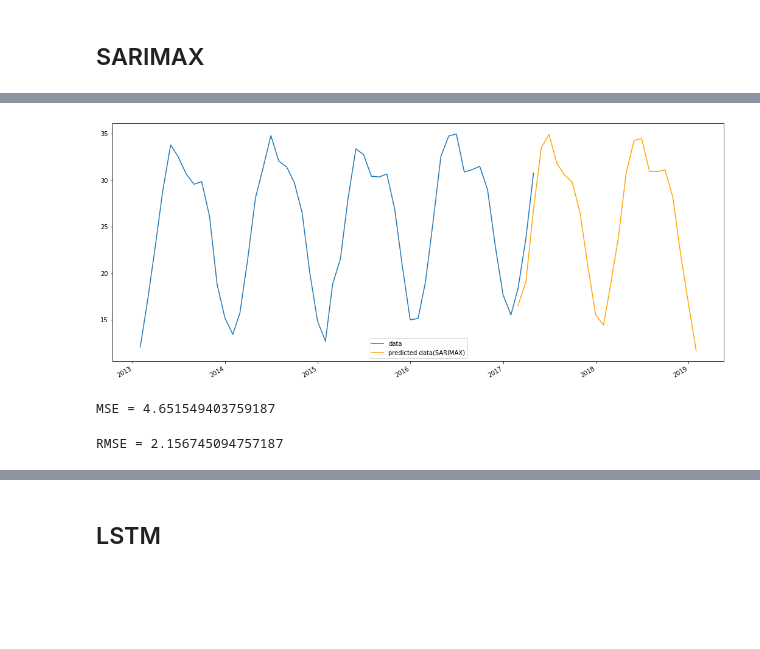
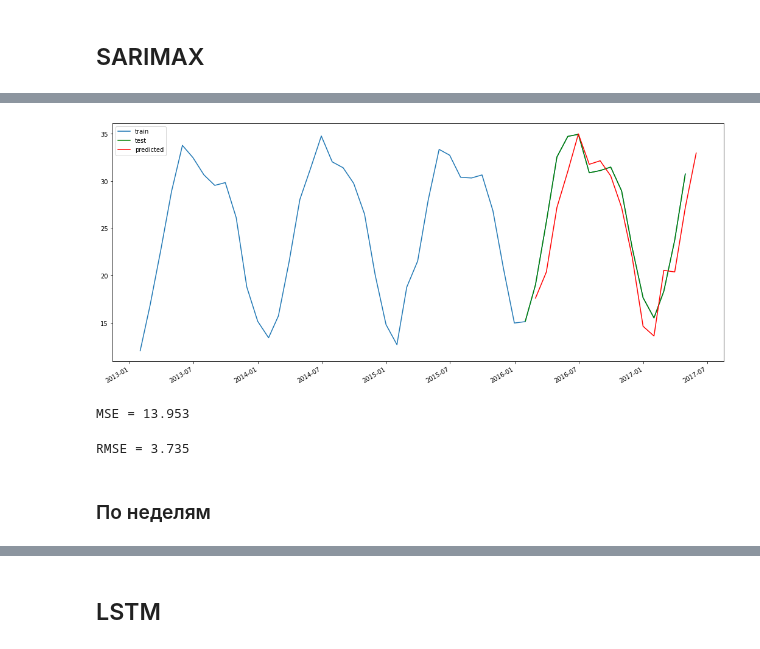
Before and after one commit to maxim8051/TimeSeriesItmoLab, a Jupyter notebook: TimeSeries.ipynb, the cells around one changed output, grey strips where cells are left out. Saved outputs shown, nothing was run; the diff lists cells and outputs as text; code cells hidden in the pictures; blank space fills up the shorter version.

```diff
--- a/TimeSeries.ipynb
+++ b/TimeSeries.ipynb
@@ -25,6 +28,7 @@ plt.rcParams["figure.figsize"] = [18, 8]
 df_train = pd.read_csv('data/DailyDelhiClimateTrain.csv', index_col='date', parse_dates=True)
 df_test = pd.read_csv('data/DailyDelhiClimateTest.csv', index_col='date', parse_dates=True)
 df = pd.concat([df_train, df_test])
+df_train, df_test = df[:1097], df[1097:]
 # %% [markdown]
 Посмотрим данные:
 # %%
@@ -158,18 +156,23 @@ predictions= results.get_forecast(steps=24).predicted_mean
+# %%
+predictions= results.forecast(steps=16)
 # %%
 fig, ax = plt.subplots()
 plt.plot(df['meantemp'].resample('M').mean())
-predictions.plot(legend=True, color='orange')
-ax.legend(['data', 'predicted data(SARIMAX)'])
+plt.plot(df_test_m, color='green')
+predictions.plot(legend=True, color='red')
+ax.legend(['train', 'test', 'predicted'])
 plt.show()
 # %% [output]
-[figure, old version]
+[figure, new version]
 # %%
-mse = mean_squared_error(df_test_m, predictions[:4])
-print(f'MSE = {mse}')
+mse = mean_squared_error(df_test_m, predictions)
+print(f'MSE = {round(mse,3)}')
 # %% [output]
-MSE = 4.651549403759187
+MSE = 13.953
 # %%
 rmse = np.sqrt(mse)
-print(f'RMSE = {rmse}')
+print(f'RMSE = {round(rmse,3)}')
 # %% [output]
-RMSE = 2.156745094757187
+RMSE = 3.735
+# %% [markdown]
+### По неделям
```
Also changed, not shown: parts of 52 cells of this notebook.
